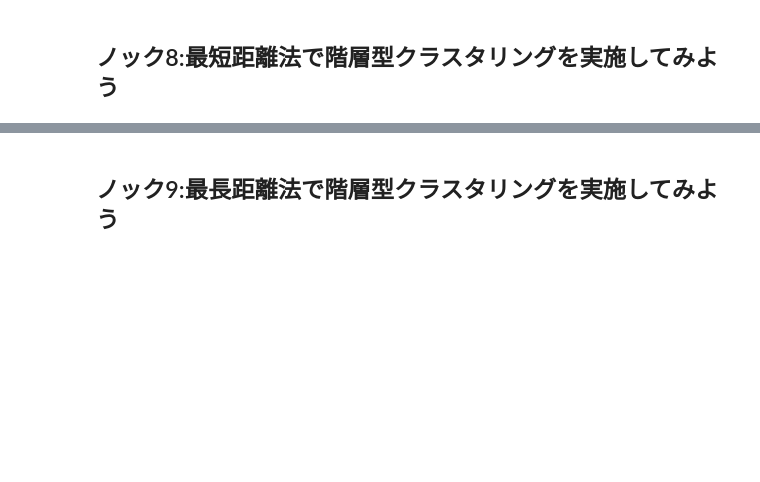
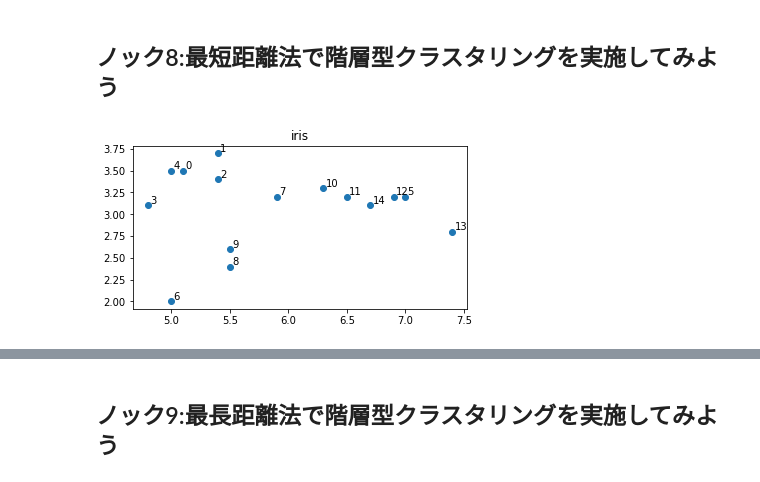
Before and after one commit to ETPython/100-knock-AI-model-buildin, a Jupyter notebook: 100knock-AImodel/chapter-1/1章.ipynb, the cells around one changed output, grey strips where cells are left out. Saved outputs shown, nothing was run; the diff lists cells and outputs as text; code cells hidden in the pictures; blank space fills up the shorter version.

```diff
--- a/100knock-AImodel/chapter-1/1章.ipynb
+++ b/100knock-AImodel/chapter-1/1章.ipynb
@@ -343,0 +385,5 @@ plt.yticks(yticks,cluster_labels + 1)
+# %%
+from scipy.cluster.hierarchy import fcluster
+clusters = fcluster(Z, t=3, criterion="maxclust")
+for i, c in enumerate(clusters):
+    print(i, c)
@@ -343,0 +406,4 @@ plt.yticks(yticks,cluster_labels + 1)
+# %%
+clusters1 = fcluster(Z, 1.6, criterion="distance")
+for i, c in enumerate(clusters1):
+    print(i, c)
@@ -344,2 +426,14 @@ plt.yticks(yticks,cluster_labels + 1)
 # %% [markdown]
 ## ノック8:最短距離法で階層型クラスタリングを実施してみよう
+# %%
+from sklearn.datasets import load_iris
+import matplotlib.pyplot as plt
+X = load_iris().data[::10]
+fig = plt.figure(figsize=(6, 3))
+ax = fig.add_subplot(1, 1, 1, title="iris")
+plt.scatter(X[:, 0], X[:, 1])
+for i, element in enumerate(X):
+    plt.text(element[0]+0.02, element[1]+0.02, i)
+plt.show()
+# %% [output]
+[figure, added]
```
Also changed, not shown: parts of 10 cells of this notebook, 3 other files.
